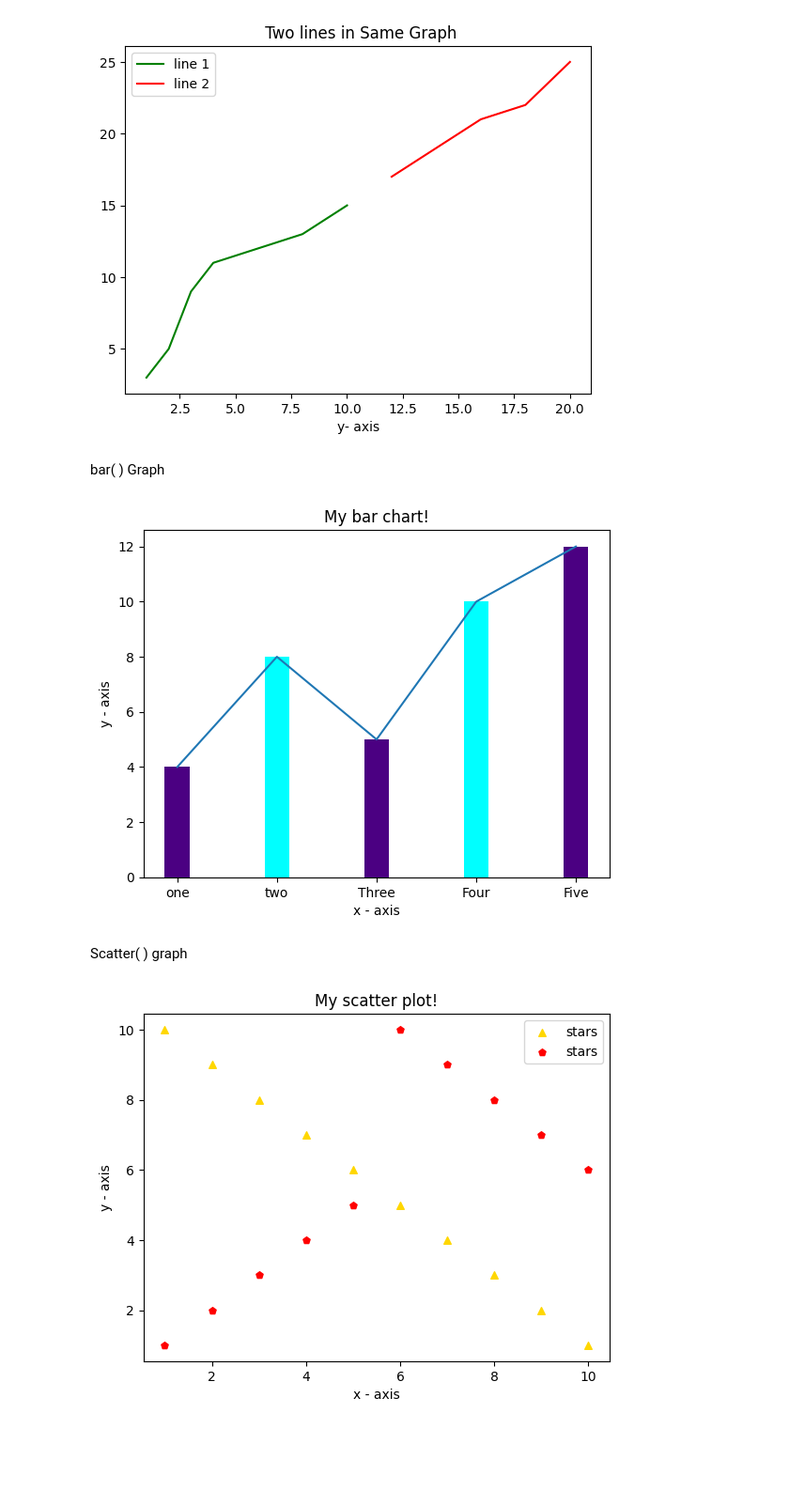
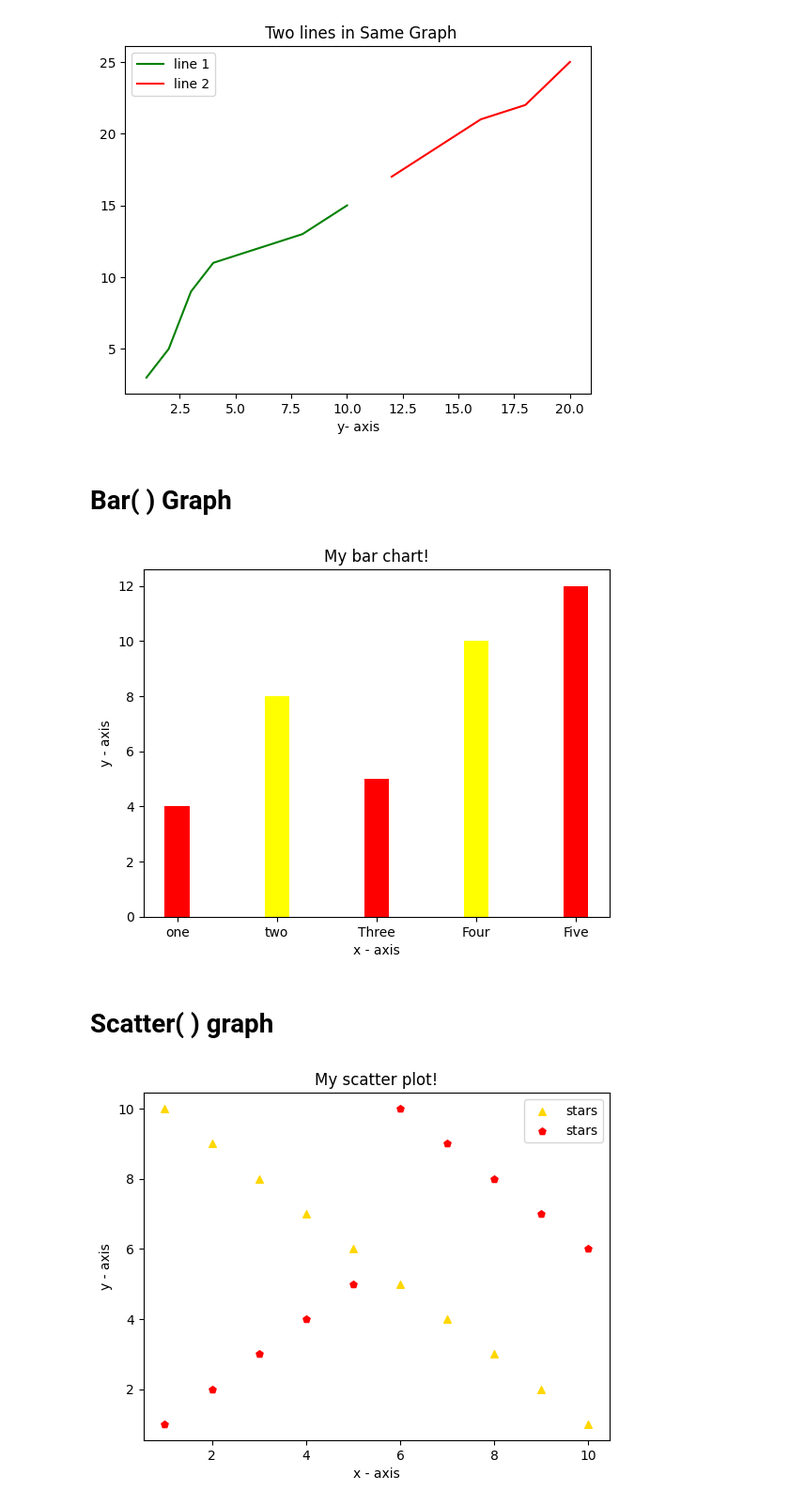
Before and after one commit to Gouravspopale/Machine.Learning, a Jupyter notebook: M4.Matplotlib.ipynb, the cells around one changed output. Shown: that part at 94% size. Drawn from its saved outputs; the diff is of its cells as text; code cells hidden in the pictures; blank space fills up the shorter version.

```diff
--- a/M4.Matplotlib.ipynb
+++ b/M4.Matplotlib.ipynb
@@ -52,37 +54,37 @@ plt.legend()
 plt.show()
 # %% [output]
 [figure]
-# %% [markdown]
-bar( ) Graph
+# %% [markdown]
+# Bar( ) Graph
 # %%
 import matplotlib.pyplot as plt
 
 
 left=[12,14,16,18,20]
 height=[4,8,5,10,12]
 
 Label=["one","two","Three","Four","Five"]
 plt.bar(left, height, tick_label = Label,
         width = 0.5,
-        color = ['indigo', 'cyan'])
+        color = ['red', 'yellow'])
 
 # naming the x-axis
 plt.xlabel('x - axis')
 
 # naming the y-axis
 plt.ylabel('y - axis')
 
 # plot title
 plt.title('My bar chart!')
 
-plt.plot(left,height) # to join the points of all graph
+# plt.plot(left,height) # to join the points of all graph
 
 # function to show the plot
 plt.show()
 # %% [output]
-[figure, old version]
+[figure, new version]
-# %% [markdown]
-Scatter( ) graph
+# %% [markdown]
+# Scatter( ) graph
 # %%
 import matplotlib.pyplot as plt
 
```
Also changed, not shown: parts of 6 cells of this notebook.
